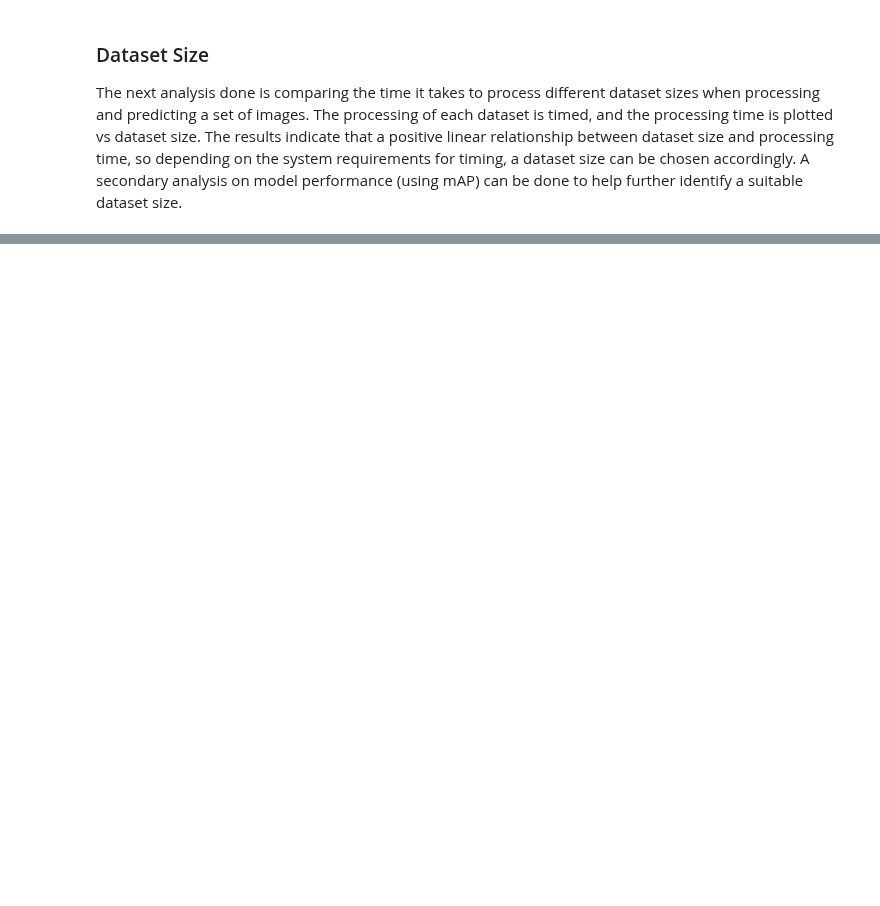
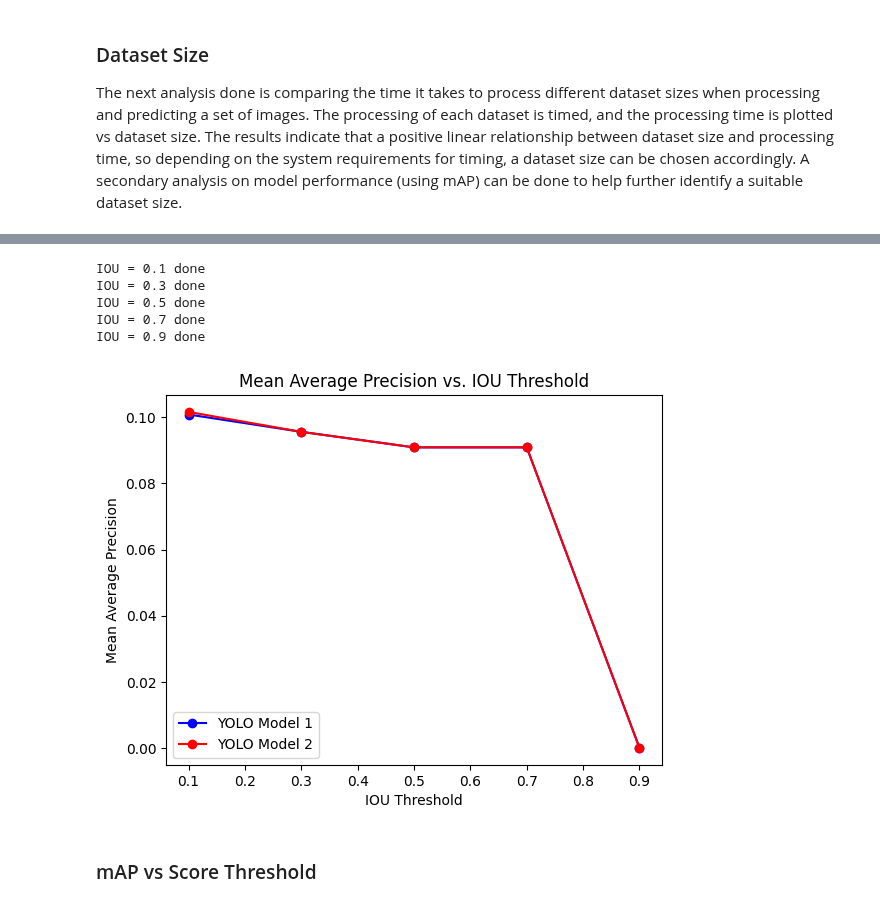
Before and after one commit to rskarp/riley-creating-ai-enabled-systems, a Jupyter notebook: object_detection_system/analysis/design_considerations.ipynb, the cells around one changed output, grey strips where cells are left out. Saved outputs shown, nothing was run; the diff lists cells and outputs as text; code cells hidden in the pictures; blank space fills up the shorter version.

```diff
--- a/object_detection_system/analysis/design_considerations.ipynb
+++ b/object_detection_system/analysis/design_considerations.ipynb
@@ -258,0 +225,80 @@ IndexError: boolean index did not match indexed array along dimension 1; dimensi
+# %%
+# Run prediction with different IOU thresholds
+datasetSize = 1000
+score_threshold = .5
+imgSize = 416
+iou_thresholds = [0.1, 0.3, 0.5, 0.7, 0.9]
+
+# Generate random sample from training set
+sampleSet = random.sample(trainFiles, np.min([datasetSize, len(trainFiles)]))
+maps1 = []
+maps2 = []
+# Predict all images in a random sample of training set for each dataset size
+for i in range(len(iou_thresholds)):
+    iou_threshold = iou_thresholds[i]
+    # Set up NMS
+    nms = non_maximal_suppression.NMS(score_threshold, iou_threshold)
+    # Run prediction on each image in the training set
+    pred_scores1 = []
+    gt_class_ids1 = []
+    pred_scores2 = []
+    gt_class_ids2 = []
+    for image_file, annotation_file in sampleSet:
+        # Read image and resize
+        frame = cv2.imread(image_file)
+        h, w, _ = frame.shape
+        if h != imgSize and w != imgSize:
+            frame = cv2.resize(frame, (imgSize,imgSize))
+        # Predict using model 1
+        output1 = detector1.predict(frame)
+        detections1 = detector1.process_output(output1, True)
+        filteredDetections1 = nms.filter(detections1, True)
+        # Predict using model 2
+        output2 = detector2.predict(frame)
+        detections2 = detector2.process_output(output2, True)
+        filteredDetections2 = nms.filter(detections2, True)
+        # Read true annotations
+        annotations = []
+        with open(annotation_file, 'r') as f:
+            for line in f:
+                parts = line.strip().split()
+                class_label = int(parts[0])
+                bbox = list(map(float, parts[1:]))
+                annotations.append((class_label, *bbox))
+        # Find matching objects
+        match_ids1, match_scores1 = Metrics.get_matches(filteredDetections1, annotations, iou_threshold, h, w)
+        match_ids2, match_scores2 = Metrics.get_matches(filteredDetections2, annotations, iou_threshold, h, w)
+        # Keep track of matching objects
+        if match_scores1.shape[0] > 0:
+            pred_scores1 = np.vstack([pred_scores1, match_scores1]) if len(pred_scores1) > 0 else match_scores1
+        if len(match_ids1) > 0:
+            gt_class_ids1 = np.hstack([gt_class_ids1, match_ids1]) if len(gt_class_ids1) > 0 else match_ids1
+        if match_scores2.shape[0] > 0:
+            pred_scores2 = np.vstack([pred_scores2, match_scores2]) if len(pred_scores2) > 0 else match_scores2
+        if len(match_ids2) > 0:
+            gt_class_ids2 = np.hstack([gt_class_ids2, match_ids2]) if len(gt_class_ids2) > 0 else match_ids2
+    # Keep track of mAP
+    ms1 = Metrics.calculate_metrics(gt_class_ids1, pred_scores1, num_classes)
+    maps1.append(ms1.get('map',0))
+    ms2 = Metrics.calculate_metrics(gt_class_ids2, pred_scores2, num_classes)
+    maps2.append(ms2.get('map',0))
+    print(f'IOU = {iou_threshold} done')
+# %% [output]
+IOU = 0.1 done
+IOU = 0.3 done
+IOU = 0.5 done
+IOU = 0.7 done
+IOU = 0.9 done
+# %%
+plt.figure()
+plt.plot(iou_thresholds,maps1,'bo-', label='YOLO Model 1')
+plt.plot(iou_thresholds,maps2,'ro-', label='YOLO Model 2')
+plt.title('Mean Average Precision vs. IOU Threshold')
+plt.xlabel('IOU Threshold')
+plt.ylabel('Mean Average Precision')
+plt.legend()
+plt.show()
+# %% [output]
+[figure, added]
+# %% [markdown]
+### mAP vs Score Threshold
```
Also changed, not shown: parts of 16 cells of this notebook, 6 other files.
